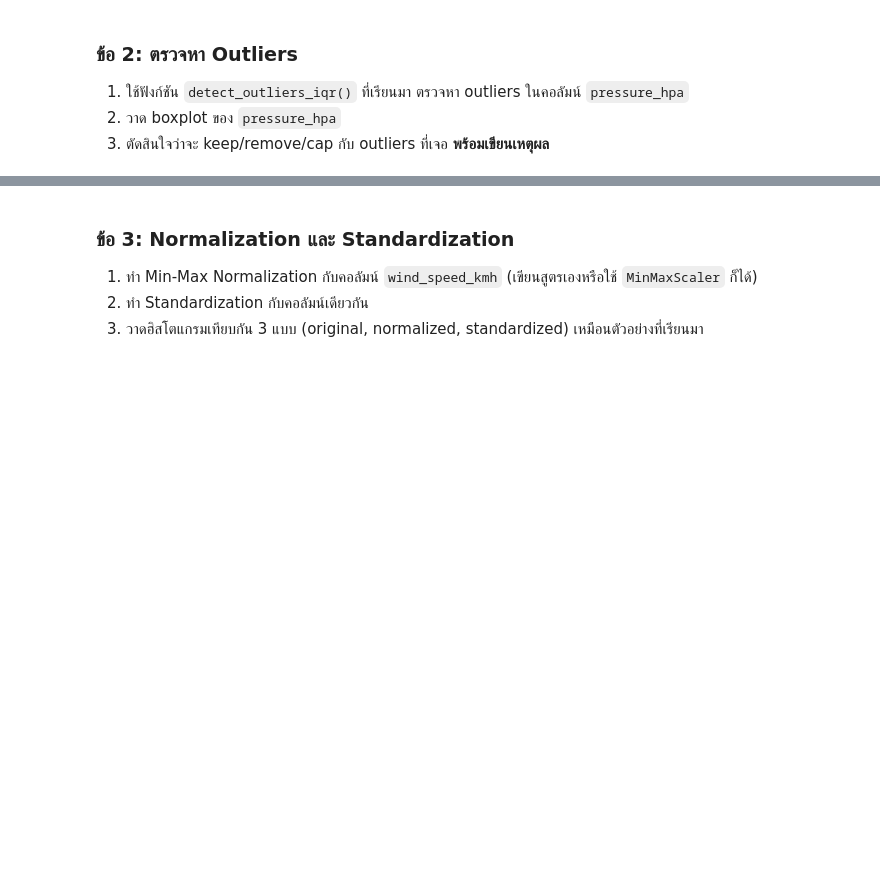
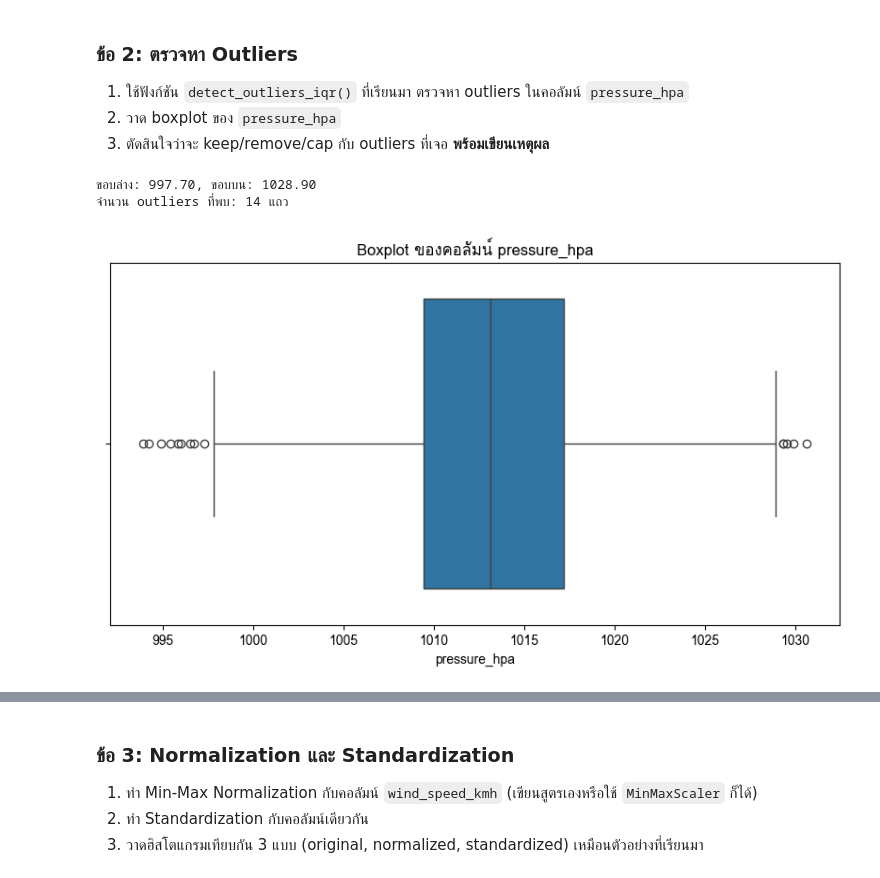
Before and after one commit to phatchariya202/683020589-0_Phatchariya, a Jupyter notebook: Module-A-Notebooks/SC612104_Session10_Data_Cleaning.ipynb, the cells around one changed output, grey strips where cells are left out. Drawn from its saved outputs; the diff is of its cells as text; code cells hidden in the pictures; blank space fills up the shorter version.

```diff
--- a/Module-A-Notebooks/SC612104_Session10_Data_Cleaning.ipynb
+++ b/Module-A-Notebooks/SC612104_Session10_Data_Cleaning.ipynb
@@ -874,0 +1131,29 @@ print(df_clean[["city", "date"] + new_features].head())
+# %%
+# เขียนคำตอบข้อ 2 ที่นี่
+
+def detect_outliers_iqr(series):
+    Q1 = series.quantile(0.25)
+    Q3 = series.quantile(0.75)
+    IQR = Q3 - Q1
+    lower_bound = Q1 - 1.5 * IQR
+    upper_bound = Q3 + 1.5 * IQR
+    is_outlier = (series < lower_bound) | (series > upper_bound)
+    return lower_bound, upper_bound, is_outlier
+
+
+lower, upper, outlier_mask = detect_outliers_iqr(df_ex["pressure_hpa"])
+
+print(f"ขอบล่าง: {lower:.2f}, ขอบบน: {upper:.2f}")
+print(f"จำนวน outliers ที่พบ: {outlier_mask.sum()} แถว")
+
+df_ex[outlier_mask]
+
+
+plt.figure(figsize=(10, 5))
+sns.boxplot(data=df_ex, x="pressure_hpa")
+plt.title("Boxplot ของคอลัมน์ pressure_hpa")
+plt.show()
+# %% [output]
+ขอบล่าง: 997.70, ขอบบน: 1028.90
+จำนวน outliers ที่พบ: 14 แถว
+[figure, added]
```
Also changed, not shown: parts of 42 cells of this notebook.
